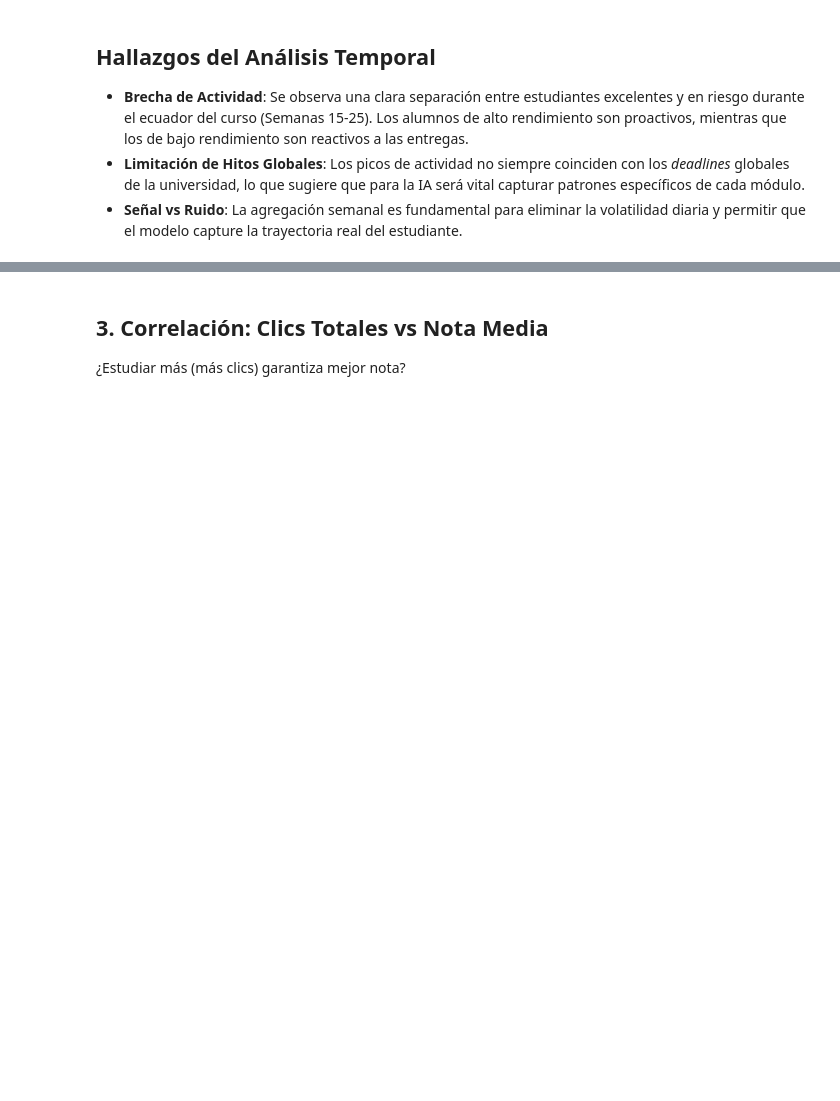
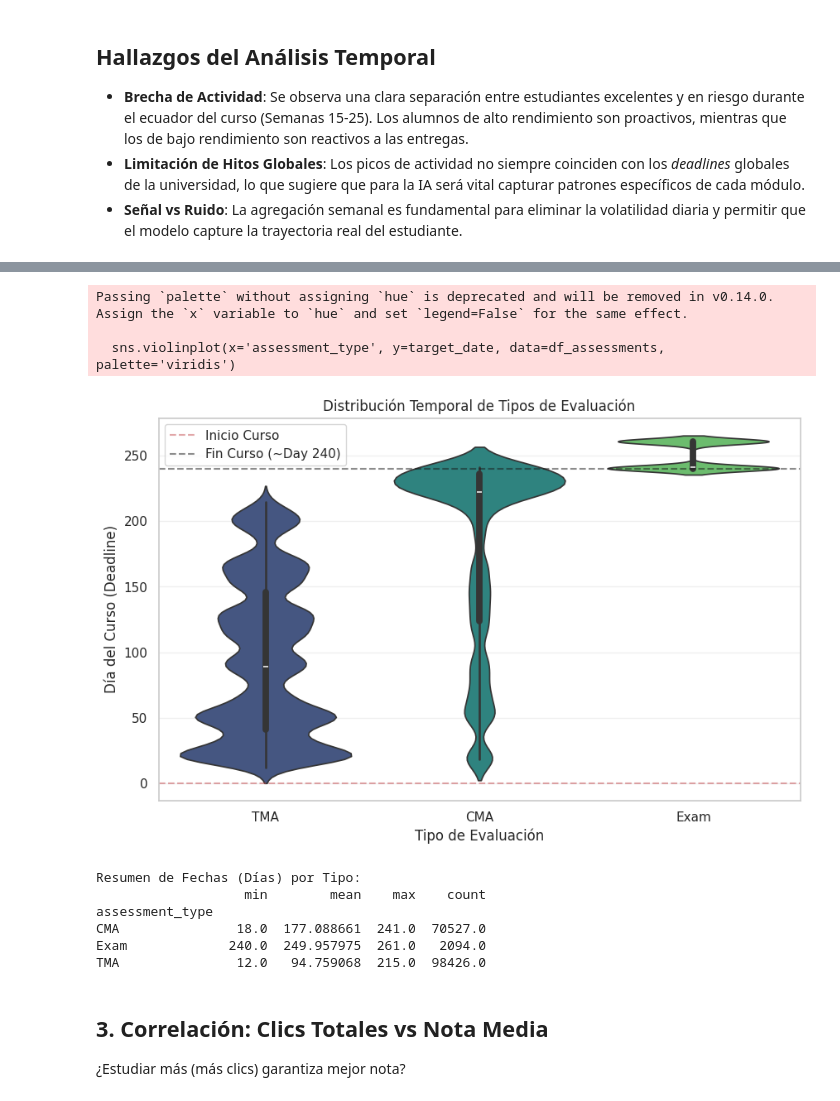
Before and after one commit to MichaeLaudrup/Artificial_Intelligence_Msc, a Jupyter notebook: TFM_education_ai_analytics/notebooks/0__data_exploration.ipynb, the cells around one changed output, grey strips where cells are left out. Saved outputs shown, nothing was run; the diff lists cells and outputs as text; code cells hidden in the pictures; blank space fills up the shorter version.

```diff
--- a/TFM_education_ai_analytics/notebooks/0__data_exploration.ipynb
+++ b/TFM_education_ai_analytics/notebooks/0__data_exploration.ipynb
@@ -20,11 +20,11 @@ from pathlib import Path
 sns.set_theme(style="whitegrid")
 plt.rcParams['figure.figsize'] = [10, 6]
 
-DATA_DIR = Path("../data/interim")
+DATA_DIR = Path("../data/1_interim")
 
-df_students = pd.read_csv(DATA_DIR / "students_merged.csv")
-df_assessments = pd.read_csv(DATA_DIR / "assessments_merged.csv")
-df_interactions = pd.read_csv(DATA_DIR / "interactions_merged.csv")
+df_students = pd.read_csv(DATA_DIR / "students.csv")
+df_assessments = pd.read_csv(DATA_DIR / "assessments.csv")
+df_interactions = pd.read_csv(DATA_DIR / "interactions.csv")
 
 print("Datos cargados correctamente:")
 print(f"Estudiantes: {df_students.shape}")
@@ -400,31 +476,42 @@ plt.show()
 # %%
 
 import matplotlib.pyplot as plt
 import seaborn as sns
 
 # Usamos la columna 'date' (fecha deadline oficial) si existe, o 'date_submitted'
-if 'date' in train_assessments.columns:
+if 'date' in df_assessments.columns:
     target_date = 'date'
 else:
     target_date = 'date_submitted' # Fallback si no está la oficial
 
 # Gráfico de violín para ver la distribución temporal
 plt.figure(figsize=(10, 6))
-sns.violinplot(x='assessment_type', y=target_date, data=train_assessments, palette='viridis')
+sns.violinplot(x='assessment_type', y=target_date, data=df_assessments, palette='viridis')
 plt.title("Distribución Temporal de Tipos de Evaluación")
 plt.ylabel("Día del Curso (Deadline)")
 plt.xlabel("Tipo de Evaluación")
 plt.grid(axis='y', alpha=0.3)
 
 # Dibujar líneas de referencia (Semana 0 y Semana 35)
 plt.axhline(0, color='r', linestyle='--', alpha=0.5, label='Inicio Curso')
 plt.axhline(240, color='k', linestyle='--', alpha=0.5, label='Fin Curso (~Day 240)')
 plt.legend()
 plt.show()
 
 # Estadísticas descriptivas
 print("Resumen de Fechas (Días) por Tipo:")
-print(train_assessments.groupby('assessment_type')[target_date].describe()[['min', 'mean', 'max', 'count']])
+print(df_assessments.groupby('assessment_type')[target_date].describe()[['min', 'mean', 'max', 'count']])
+# %% [output]
+Passing `palette` without assigning `hue` is deprecated and will be removed in v0.14.0. Assign the `x` variable to `hue` and set `legend=False` for the same effect.
+
+  sns.violinplot(x='assessment_type', y=target_date, data=df_assessments, palette='viridis')
+[figure, added]
+Resumen de Fechas (Días) por Tipo:
+                   min        mean    max    count
+assessment_type
+CMA               18.0  177.088661  241.0  70527.0
+Exam             240.0  249.957975  261.0   2094.0
+TMA               12.0   94.759068  215.0  98426.0
 # %% [markdown]
 ## 3. Correlación: Clics Totales vs Nota Media
 ¿Estudiar más (más clics) garantiza mejor nota?
```
Also changed, not shown: parts of 16 cells of this notebook, 45 other files.
